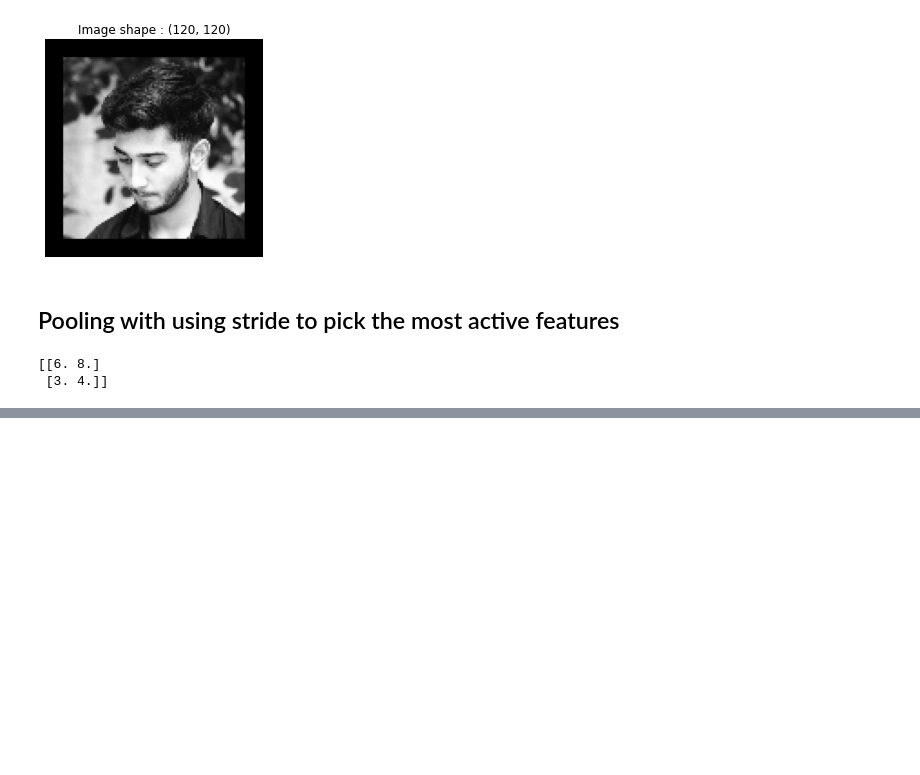
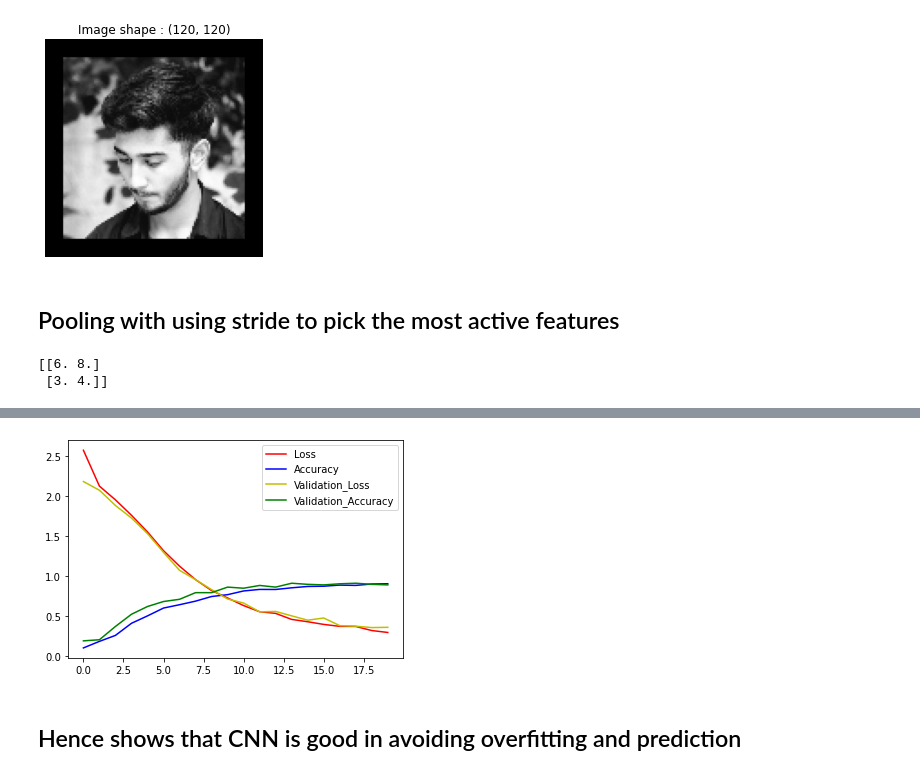
Before and after one commit to atharmohammad/Machine-Learning-Algo, a Jupyter notebook: neural_networks/CNN/Convolution_Neural_Network.ipynb, the cells around one changed output, grey strips where cells are left out. Cells and saved outputs as stored; diff of their text form; code cells hidden in the pictures; blank space fills up the shorter version.

```diff
--- a/neural_networks/CNN.ipynb
+++ b/neural_networks/CNN/Convolution_Neural_Network.ipynb
@@ -106,0 +161,10 @@ print(pool_output)
+# %%
+model = Sequential()
+model.add(Convolution2D(32,(3,3),activation='relu',input_shape=(8,8,1)))
+model.add(Convolution2D(24,(2,2),activation='relu'))
+model.add(Dropout(0.4))
+model.add(MaxPooling2D(2,2))
+model.add(Convolution2D(16,(2,2),activation='relu'))
+model.add(Flatten())
+model.add(Dense(10,activation='softmax'))
+model.summary()
@@ -106,0 +189,4 @@ print(pool_output)
+# %%
+model.compile(loss='categorical_crossentropy',optimizer='adam',metrics=['accuracy'])
+# %%
+hist = model.fit(X_train,Y_train,epochs=20,shuffle=True,batch_size=128,validation_split=0.10)
@@ -106,0 +211,12 @@ print(pool_output)
+# %%
+plt.figure(0)
+plt.plot(hist.history['loss'],'r',label='Loss')
+plt.plot(hist.history['accuracy'],'b',label='Accuracy')
+plt.plot(hist.history['val_loss'],'y',label='Validation_Loss')
+plt.plot(hist.history['val_accuracy'],'g',label='Validation_Accuracy')
+plt.legend()
+plt.show()
+# %% [output]
+[figure, added]
+# %% [markdown]
+## Hence shows that CNN is good in avoiding overfitting and prediction
```
Also changed, not shown: parts of 13 cells of this notebook, 1 other file.
